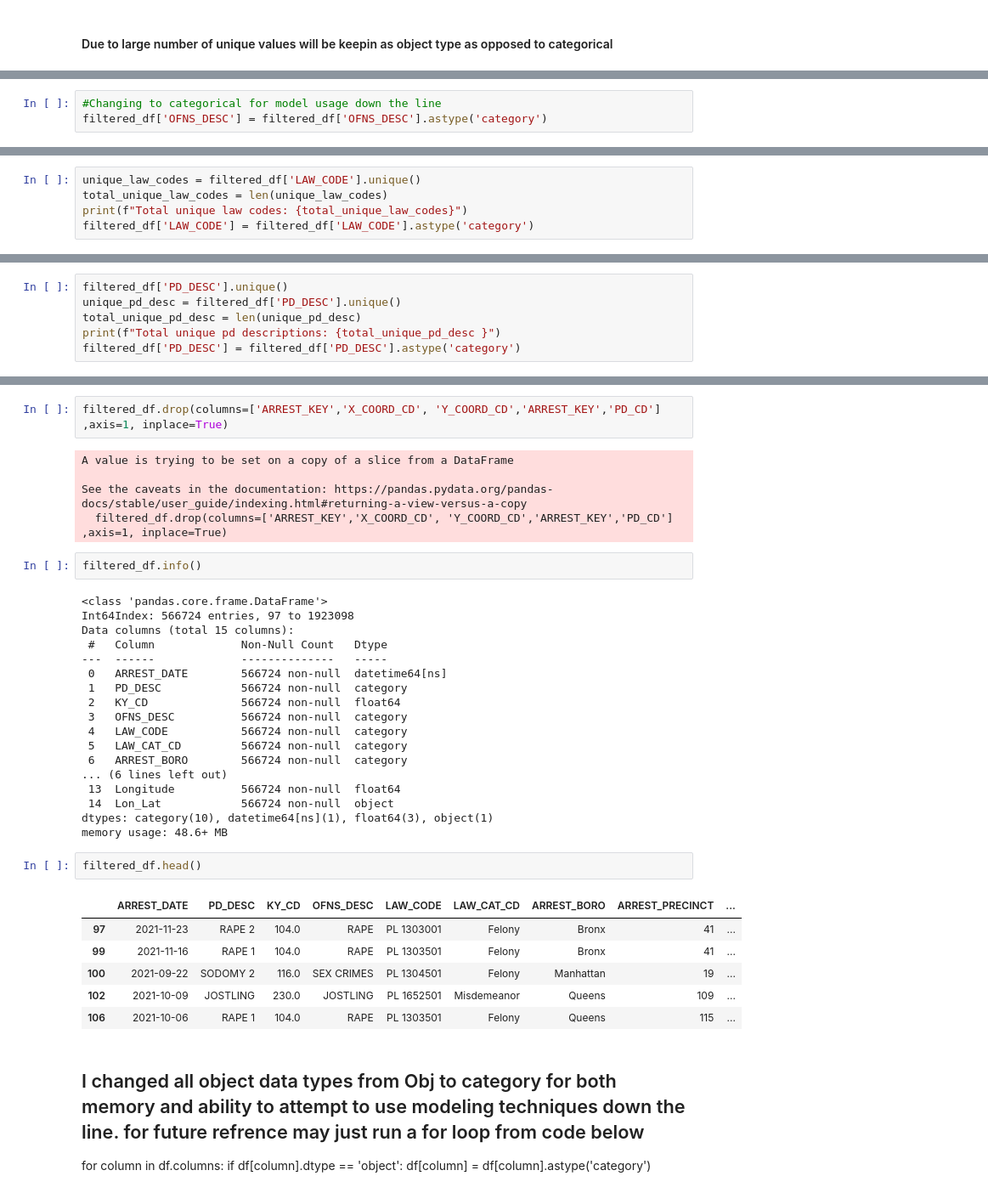
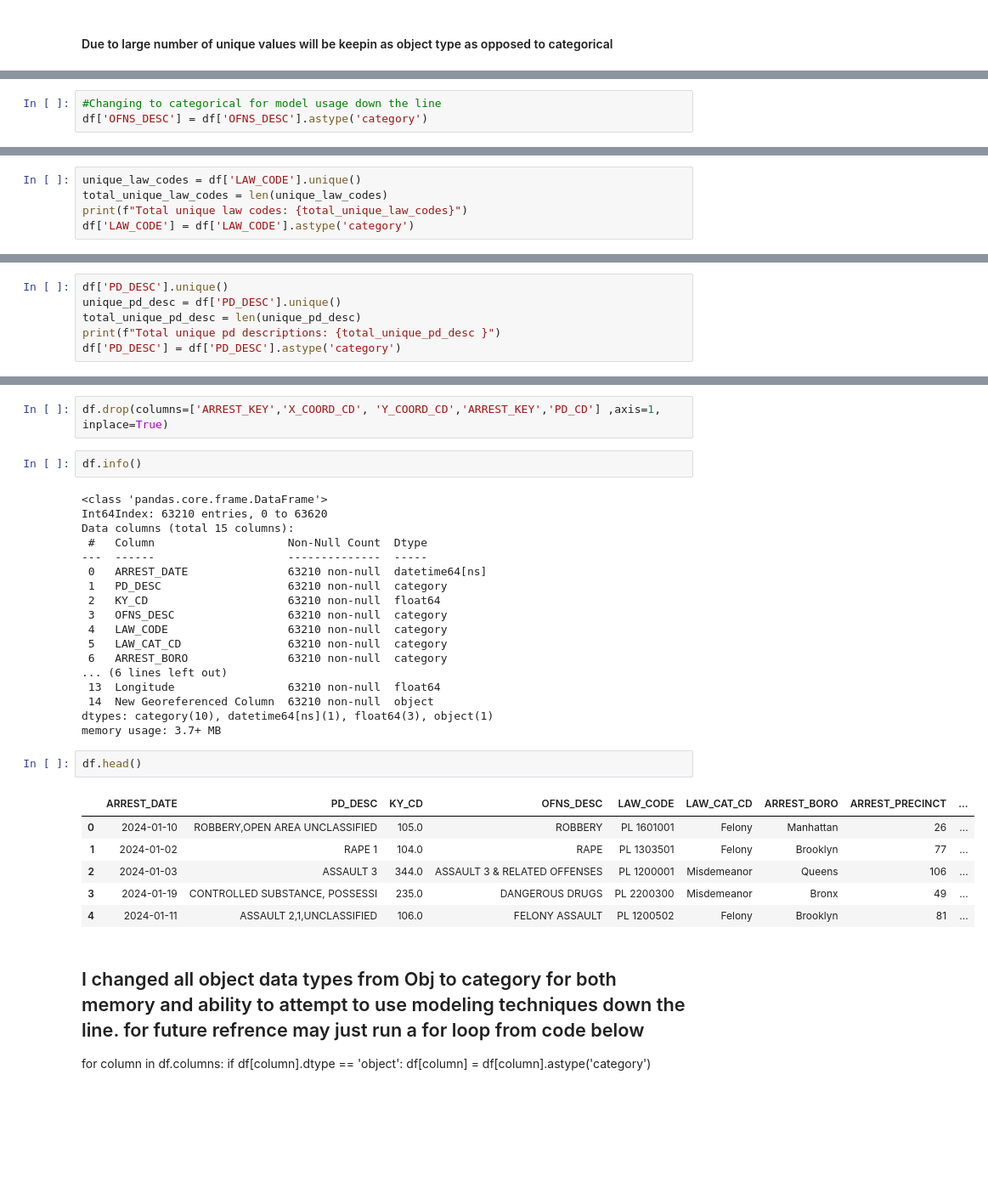
Before and after one commit to CarlosGG18/NYPD-Arrest-Analysis, a Jupyter notebook: YTD_Cleaning.ipynb, the cells around one changed output, grey strips where cells are left out. Shown at 85% size. Drawn from its saved outputs; the diff is of its cells as text; blank space fills up the shorter version.

```diff
--- a/YTD_Cleaning.ipynb
+++ b/YTD_Cleaning.ipynb
@@ -527,3 +437,3 @@ array(['RAPE', 'SEX CRIMES', 'JOSTLING', 'CRIMINAL MISCHIEF & RELATED OF',
 # %%
 #Changing to categorical for model usage down the line
-filtered_df['OFNS_DESC'] = filtered_df['OFNS_DESC'].astype('category')
+df['OFNS_DESC'] = df['OFNS_DESC'].astype('category')
@@ -536,6 +440,6 @@ See the caveats in the documentation: https://pandas.pydata.org/pandas-docs/stab
 # %%
-unique_law_codes = filtered_df['LAW_CODE'].unique()
+unique_law_codes = df['LAW_CODE'].unique()
 total_unique_law_codes = len(unique_law_codes)
 print(f"Total unique law codes: {total_unique_law_codes}")
-filtered_df['LAW_CODE'] = filtered_df['LAW_CODE'].astype('category')
+df['LAW_CODE'] = df['LAW_CODE'].astype('category')
 # %% [output]
@@ -548,7 +447,7 @@ See the caveats in the documentation: https://pandas.pydata.org/pandas-docs/stab
 # %%
-filtered_df['PD_DESC'].unique()
-unique_pd_desc = filtered_df['PD_DESC'].unique()
+df['PD_DESC'].unique()
+unique_pd_desc = df['PD_DESC'].unique()
 total_unique_pd_desc = len(unique_pd_desc)
 print(f"Total unique pd descriptions: {total_unique_pd_desc }")
-filtered_df['PD_DESC'] = filtered_df['PD_DESC'].astype('category')
+df['PD_DESC'] = df['PD_DESC'].astype('category')
 # %% [output]
@@ -561,39 +455,34 @@ See the caveats in the documentation: https://pandas.pydata.org/pandas-docs/stab
 # %%
-filtered_df.drop(columns=['ARREST_KEY','X_COORD_CD', 'Y_COORD_CD','ARREST_KEY','PD_CD'] ,axis=1, inplace=True)
+df.drop(columns=['ARREST_KEY','X_COORD_CD', 'Y_COORD_CD','ARREST_KEY','PD_CD'] ,axis=1, inplace=True)
-# %% [output]
-A value is trying to be set on a copy of a slice from a DataFrame
-
-See the caveats in the documentation: https://pandas.pydata.org/pandas-docs/stable/user_guide/indexing.html#returning-a-view-versus-a-copy
-  filtered_df.drop(columns=['ARREST_KEY','X_COORD_CD', 'Y_COORD_CD','ARREST_KEY','PD_CD'] ,axis=1, inplace=True)
 # %%
-filtered_df.info()
+df.info()
 # %% [output]
 <class 'pandas.core.frame.DataFrame'>
-Int64Index: 566724 entries, 97 to 1923098
+Int64Index: 63210 entries, 0 to 63620
 Data columns (total 15 columns):
- #   Column             Non-Null Count   Dtype
----  ------             --------------   -----
- 0   ARREST_DATE        566724 non-null  datetime64[ns]
- 1   PD_DESC            566724 non-null  category
- 2   KY_CD              566724 non-null  float64
- 3   OFNS_DESC          566724 non-null  category
- 4   LAW_CODE           566724 non-null  category
- 5   LAW_CAT_CD         566724 non-null  category
- 6   ARREST_BORO        566724 non-null  category
+ #   Column                    Non-Null Count  Dtype
+---  ------                    --------------  -----
+ 0   ARREST_DATE               63210 non-null  datetime64[ns]
+ 1   PD_DESC                   63210 non-null  category
+ 2   KY_CD                     63210 non-null  float64
+ 3   OFNS_DESC                 63210 non-null  category
+ 4   LAW_CODE                  63210 non-null  category
+ 5   LAW_CAT_CD                63210 non-null  category
+ 6   ARREST_BORO               63210 non-null  category
 ... (6 lines left out)
- 13  Longitude          566724 non-null  float64
- 14  Lon_Lat            566724 non-null  object
+ 13  Longitude                 63210 non-null  float64
+ 14  New Georeferenced Column  63210 non-null  object
 dtypes: category(10), datetime64[ns](1), float64(3), object(1)
-memory usage: 48.6+ MB
+memory usage: 3.7+ MB
 # %%
-filtered_df.head()
+df.head()
 # %% [output]
 |  | ARREST_DATE | PD_DESC | KY_CD | OFNS_DESC | LAW_CODE | LAW_CAT_CD | ARREST_BORO | ARREST_PRECINCT | ... |
-| 97 | 2021-11-23 | RAPE 2 | 104.0 | RAPE | PL 1303001 | Felony | Bronx | 41 | ... |
-| 99 | 2021-11-16 | RAPE 1 | 104.0 | RAPE | PL 1303501 | Felony | Bronx | 41 | ... |
-| 100 | 2021-09-22 | SODOMY 2 | 116.0 | SEX CRIMES | PL 1304501 | Felony | Manhattan | 19 | ... |
-| 102 | 2021-10-09 | JOSTLING | 230.0 | JOSTLING | PL 1652501 | Misdemeanor | Queens | 109 | ... |
-| 106 | 2021-10-06 | RAPE 1 | 104.0 | RAPE | PL 1303501 | Felony | Queens | 115 | ... |
+| 0 | 2024-01-10 | ROBBERY,OPEN AREA UNCLASSIFIED | 105.0 | ROBBERY | PL 1601001 | Felony | Manhattan | 26 | ... |
+| 1 | 2024-01-02 | RAPE 1 | 104.0 | RAPE | PL 1303501 | Felony | Brooklyn | 77 | ... |
+| 2 | 2024-01-03 | ASSAULT 3 | 344.0 | ASSAULT 3 & RELATED OFFENSES | PL 1200001 | Misdemeanor | Queens | 106 | ... |
+| 3 | 2024-01-19 | CONTROLLED SUBSTANCE, POSSESSI | 235.0 | DANGEROUS DRUGS | PL 2200300 | Misdemeanor | Bronx | 49 | ... |
+| 4 | 2024-01-11 | ASSAULT 2,1,UNCLASSIFIED | 106.0 | FELONY ASSAULT | PL 1200502 | Felony | Brooklyn | 81 | ... |
 # %% [markdown]
 ## I changed all object data types from Obj to category for both memory and ability to attempt to use modeling techniques down the line. for future refrence may just run a for loop from code below
 
```
Also changed, not shown: parts of 50 cells of this notebook, 2 other files.
